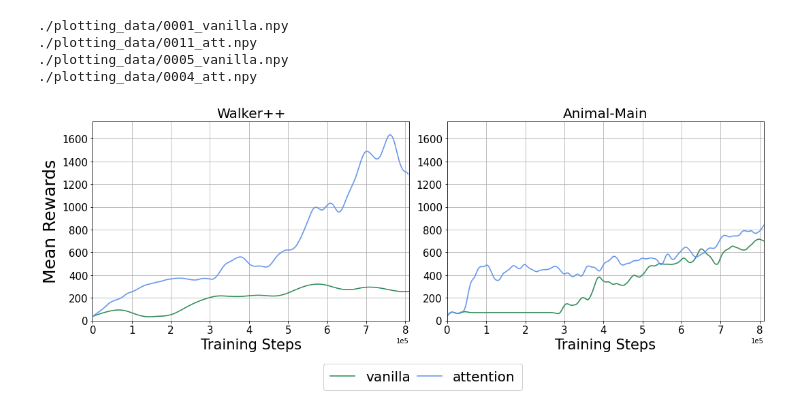
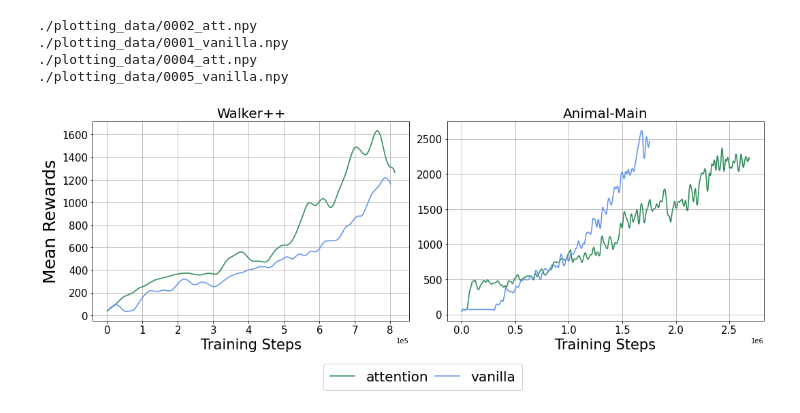
Before and after one commit to jis216/CS275-modular, a Jupyter notebook: src/helper/plotting.ipynb, the cells around one changed output. Saved outputs shown, nothing was run; the diff lists cells and outputs as text; code cells hidden in the pictures.

Commit message:
plot update

```diff
--- a/src/helper/plotting.ipynb
+++ b/src/helper/plotting.ipynb
@@ -36,6 +49,6 @@ ls ./plotting_data
 # %%
 # smoothing param
-win = signal.hann(18)
+win = signal.hann(18) #10, 50
 # main exp figure
 fig = plt.figure(figsize=(15, 6))
 # keys -> titles for each subplot; value -> [(expID for curve1), (expID for curve2), ...]
@@ -46,8 +59,8 @@ all_id = {'Walker++ (10 kinds)': [range(3001, 3005), range(3005, 3009), range(30
           'Walker-Hopper-Humanoid++ (18 kinds)': [range(5137, 5141), range(5141, 5145), range(5145, 5149), range(5149, 5153), range(5165, 5168)]
          }
 
-all_id = {'Walker++': [['0001_vanilla'],['0011_att']],
-         'Animal-Main': [['0005_vanilla'],['0004_att']],
+all_id = {'Walker++': [['0002_att'],['0001_vanilla']],
+         'Animal-Main': [['0004_att'],['0005_vanilla']],
          }
 
 # loop over each subplot
@@ -56,7 +69,7 @@ for title in all_id.keys():
     all_runs_id = all_id[title]
     ax = plt.subplot(1, 2, i)
     # labels for each curve
-    labels = ['vanilla','attention']
+    labels = ['attention','vanilla']
     # loop over each curve
     for j in range(len(all_runs_id)):
         runs_id = all_runs_id[j]
@@ -91,35 +104,35 @@ for title in all_id.keys():
         # take out the last few points because data convolve with 0 at the end
         steps_mean = steps_mean[:-5]
         rewards_mean = rewards_mean[:-5]
         rewards_std = rewards_std[:-5]
         # set up x-axis with obtained timesteps
         x_axis = np.array([(steps_mean.max() // rewards_mean.size) * i for i in range(rewards_mean.size)])
         # plot
         ax.plot(x_axis, rewards_mean, color=colors[j], label=labels[j])
         plt.fill_between(x_axis, rewards_mean + rewards_std, rewards_mean - rewards_std, color=colors[j], alpha=0.2)
 
     #=========loop
     # global setting for each subplot
     plt.title(title, fontsize=20)
     plt.ticklabel_format(style='sci', axis='x', scilimits=(0,0))
     ax.tick_params(axis='both', which='major', labelsize=15)
     ax.tick_params(axis='both', which='minor', labelsize=12)
-    plt.xlim((0, int(0.81e6)))
-    plt.ylim((0, 1750))
+    #plt.xlim((0, int(1e6)))
+    #plt.ylim((0, 1750))
     plt.grid(True, which='both')
     plt.xlabel('Training Steps', fontsize=21)
     # display y label only for the first subplot
     if i == 1:
         plt.ylabel('Mean Rewards', fontsize=25)
     plt.tight_layout()
     handles, labels = ax.get_legend_handles_labels()
     lgd = fig.legend(handles, labels, ncol=2, handlelength=1.8, fontsize=20, borderaxespad=1, borderpad=0.5, columnspacing=0.5, bbox_to_anchor=[0.68, 0.15])
     fig.subplots_adjust(bottom=0.25)
     i += 1
 plt.savefig('../plots/walker-animal.png')
 # %% [output]
+./plotting_data/0002_att.npy
 ./plotting_data/0001_vanilla.npy
-./plotting_data/0011_att.npy
+./plotting_data/0004_att.npy
 ./plotting_data/0005_vanilla.npy
-./plotting_data/0004_att.npy
-[figure, old version]
+[figure, new version]
```
Also changed, not shown: parts of 4 cells of this notebook, 2 other files.
